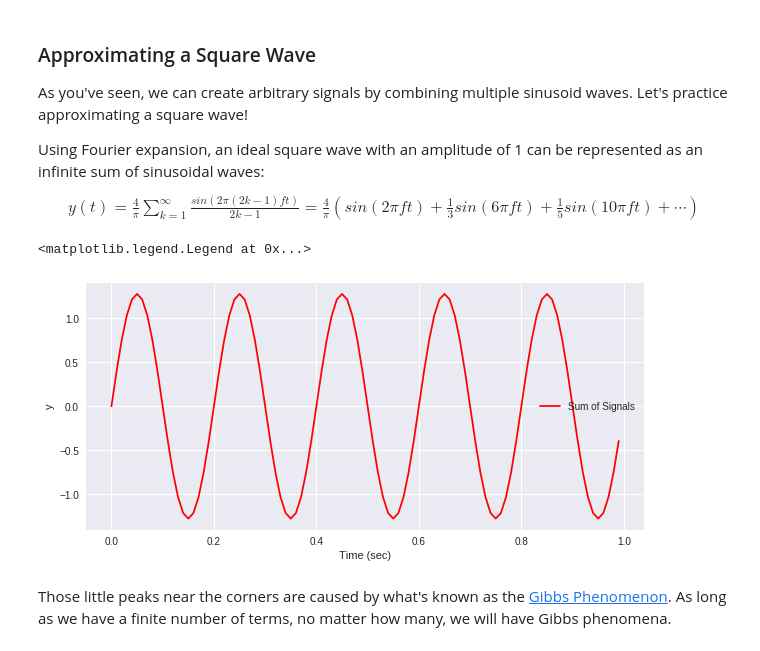
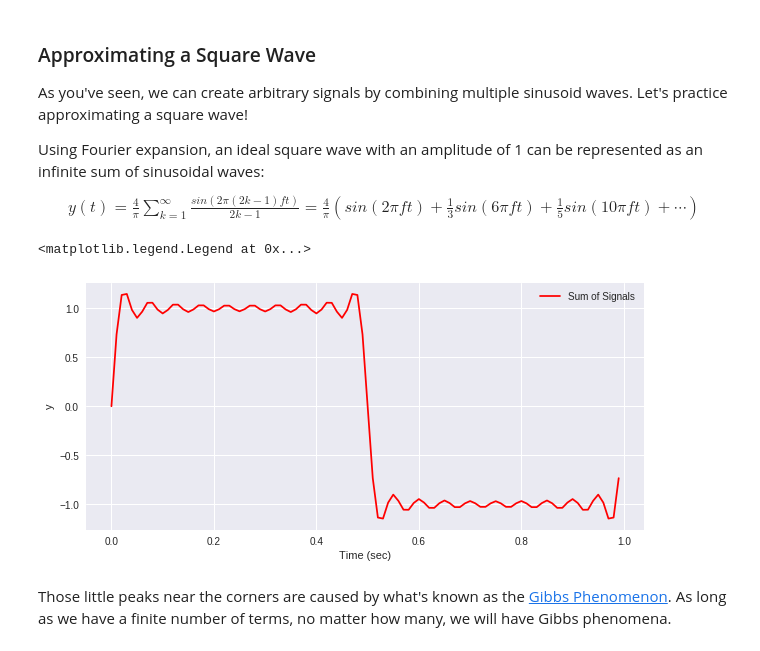
Before and after one commit to vishnurmurthy/Week2_public, a Jupyter notebook: 02_TimeSeries_Exercise2.ipynb, the cells around one changed output. Cells and saved outputs as stored; diff of their text form; code cells hidden in the pictures.

```diff
--- a/02_TimeSeries_Exercise2.ipynb
+++ b/02_TimeSeries_Exercise2.ipynb
@@ -136,29 +136,29 @@ Using Fourier expansion, an ideal square wave with an amplitude of 1 can be repr
 # %%
 n_sec = 1                         # number of seconds to plot
 n_points = 100                    # number of points per second
 t = np.arange(n_sec*n_points)/n_points    # time
 a = 4/np.pi
 
 # Let's combine three sinusoids
-n_signals = 1
+n_signals = 10
 y_sum = np.zeros((len(t),))
 plt.figure(figsize=(10,10))
 plt.subplot(2,1,1)
 
 for k in range(1,n_signals+1):
-    omega = 2 * np.pi * (2*k-1) * f
+    omega = 2 * np.pi * (2*k-1)
     y = a *(np.sin(omega*t)/(2*k-1))
     y_sum += y
 
 
 # Plot the sum of the signals
 plt.plot(t,y_sum,'r',label='Sum of Signals')
 plt.xlabel('Time (sec)')
 plt.ylabel('y')
 plt.legend()
 # %% [output]
 <matplotlib.legend.Legend at 0x...>
-[figure, old version]
+[figure, new version]
 # %% [markdown]
 Those little peaks near the corners are caused by what's known as the [Gibbs Phenomenon](https://en.wikipedia.org/wiki/Gibbs_phenomenon). As long as we have a finite number of terms, no matter how many, we will have Gibbs phenomena.
 # %% [markdown]
```
